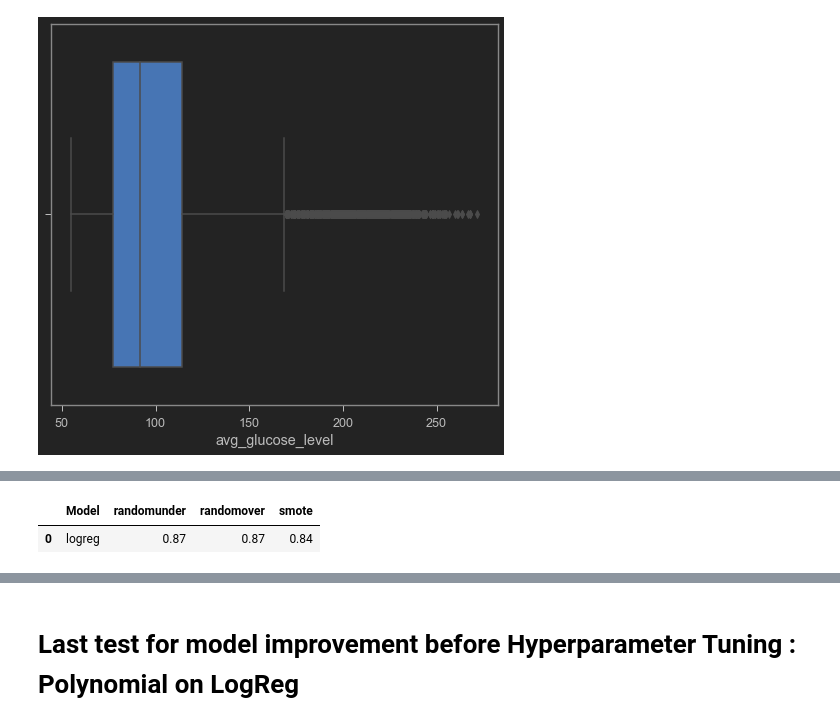
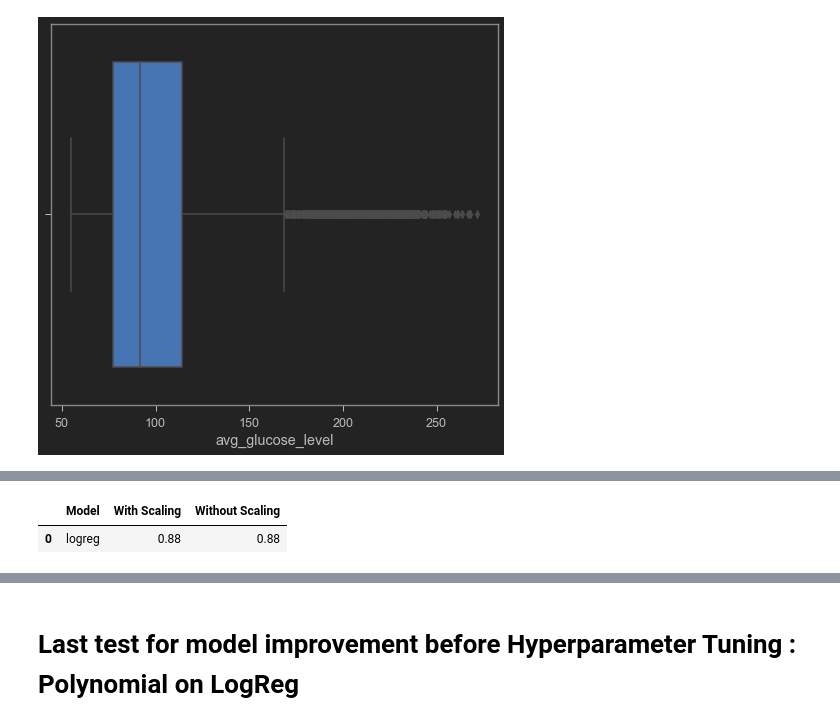
Before and after one commit to shinjiriki/Final-Project-Stroke, a Jupyter notebook: stroke_predict.ipynb, the cells around one changed output, grey strips where cells are left out. Saved outputs shown, nothing was run; the diff lists cells and outputs as text; code cells hidden in the pictures.

```diff
--- a/stroke_predict.ipynb
+++ b/stroke_predict.ipynb
@@ -296,3 +146,8 @@ std score :  0.0
     Impute the missing values by Mean is better than Median. Eventhough the data is pretty skewed which mean
     I should be using median instead, but as a performance, using Mean is much better than Median, and so
     I will be using Mean.
+# %%
+target = [df['stroke'], y_train, y_test]
+for i in target:
+    print('-'*30)
+    print('Raw Data Stroke\n\n',i.value_counts())
@@ -792,10 +276,16 @@ RANDOM UNDER : KNN scaled by MINMAX Scaler
 # %%
 scale_pipe = Pipeline([
     ('Simple Imputer',SimpleImputer(strategy = 'mean')),
-    ('Scaling', MinMaxScaler())
+    ('Scaling', RobustScaler())
 ])
-transformer_mean_knn_minmax = ColumnTransformer([
+transformer_mean_logreg_scaling = ColumnTransformer([
     ('One Hot', one_hot, ['gender','ever_married','Residence_type']),
     ('Binary', binary, ['work_type','smoking_status']),
     ('Scaling', scale_pipe, ['bmi','avg_glucose_level'])
 ], remainder = 'passthrough')
+
+transformer_mean_logreg = ColumnTransformer([
+    ('One Hot', one_hot, ['gender','ever_married','Residence_type']),
+    ('Binary', binary, ['work_type','smoking_status']),
+    ('Simple Imputer', SimpleImputer(strategy = 'mean'), ['bmi'])
+], remainder = 'passthrough')
@@ -819,8 +291,0 @@ std score :  0.08513563120614413
-# %%
-estimatorknnminmax = Pipeline([
-    ('transformer', transformer_mean_knn_minmax),
-    ('balancing', randomunder),
-    ('model', knn)])
-estimatorknnminmax.fit(x_train, y_train)
-y_pred = estimatorknnminmax.predict(x_test)
-print(classification_report(y_test, y_pred))
@@ -843,13 +292,3 @@ weighted avg       0.95      0.72      0.80      1533
-# %%
-scale_pipe = Pipeline([
-    ('Simple Imputer',SimpleImputer(strategy = 'mean')),
-    ('Scaling', RobustScaler())
-])
-transformer_mean_logreg = ColumnTransformer([
-    ('One Hot', one_hot, ['gender','ever_married','Residence_type']),
-    ('Binary', binary, ['work_type','smoking_status']),
-    ('Scaling', scale_pipe, ['bmi','avg_glucose_level'])
-], remainder = 'passthrough')
 # %%
 def model_evaluation_cv_mean_overall_logreg():
     model_test = [logreg]
@@ -877,22 +316,22 @@ model_evaluation_cv_mean_overall_logreg()
 # %%
 def overall_func_logreg():
     model_test = [logreg]
-    imbalance_method = [randomunder, randomover, smote]
-    imbalance_method_name = ['randomunder', 'randomover', 'smote']
+    scaling_method = [transformer_mean_logreg_scaling, transformer_mean_logreg]
+    scaling_method_name = ['With Scaling', 'Without Scaling']
     data_comparison = pd.DataFrame({'Model' : ['logreg']})
-    for i in range(len(imbalance_method)):
+    for i in range(len(scaling_method)):
         temp_list = []
         for j in range(len(model_test)):
             estimator = Pipeline([
                 ('transformer', transformer_mean_logreg),
-                ('balancing', imbalance_method[i]),
+                ('balancing', randomover),
                 ('model', model_test[j])])
             estimator.fit(x_train, y_train)
             y_pred = estimator.predict(x_test)
-            temp_list.append(round(recall_score(y_test, y_pred),2))
-        data_comparison[imbalance_method_name[i]] = temp_list
+            temp_list.append(recall_score(y_test, y_pred))
+        data_comparison[scaling_method_name[i]] = temp_list
     return data_comparison
 overall_func_logreg()
 # %% [output]
-|  | Model | randomunder | randomover | smote |
-| 0 | logreg | 0.87 | 0.87 | 0.84 |
+|  | Model | With Scaling | Without Scaling |
+| 0 | logreg | 0.88 | 0.88 |
```
Also changed, not shown: parts of 161 cells of this notebook.
